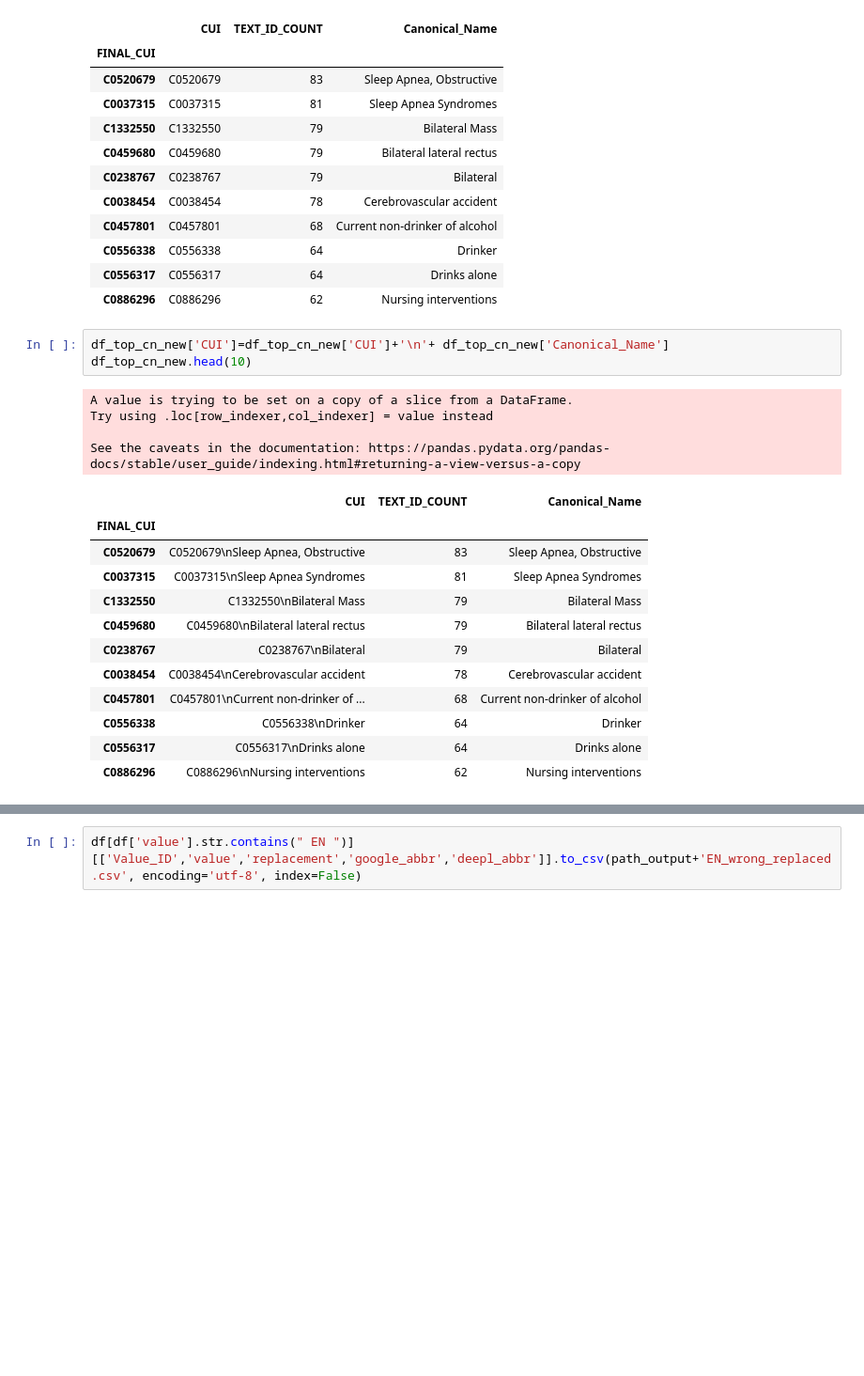
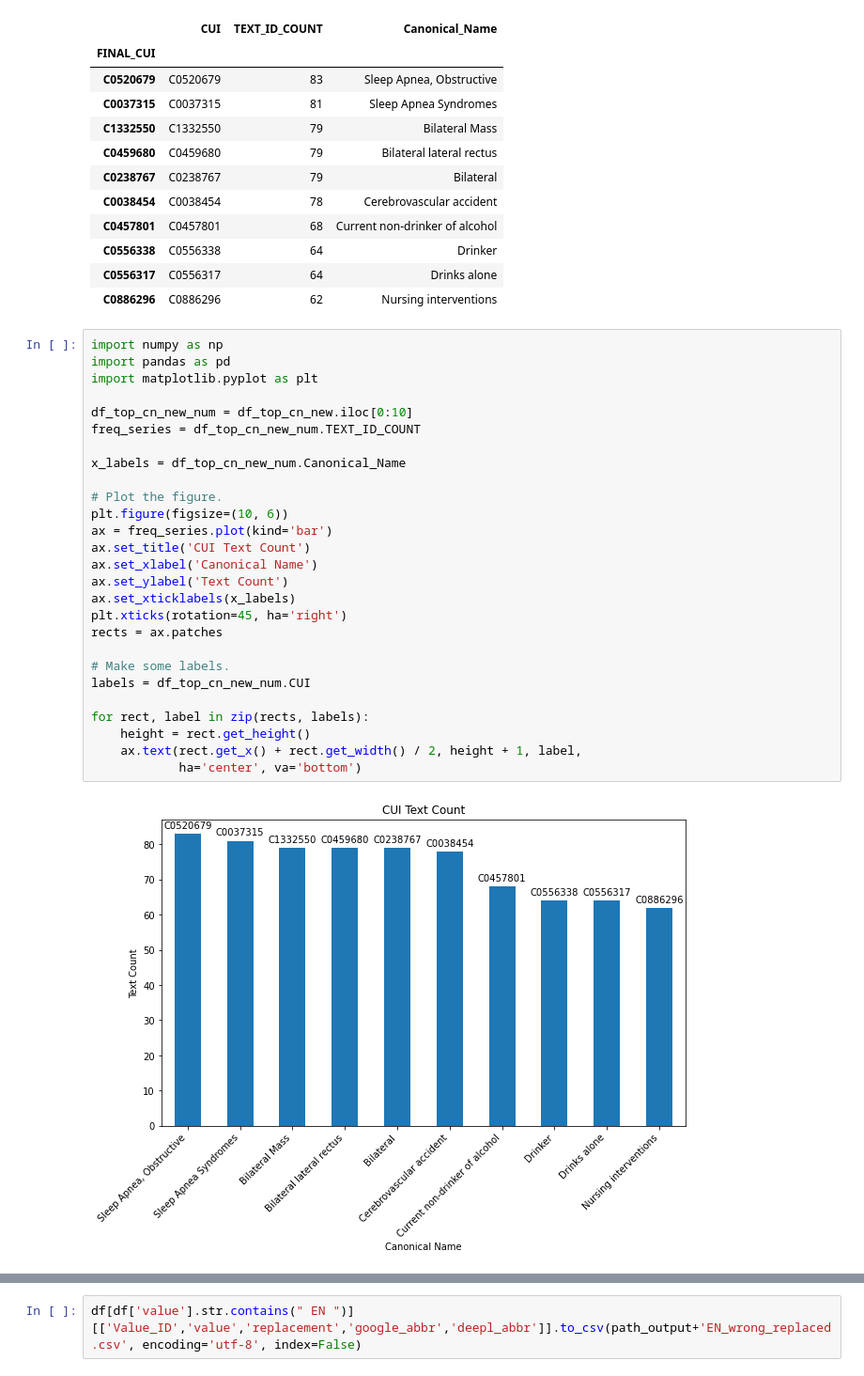
Before and after one commit to vyasakhilesh/biomed_entity_extraction, a Jupyter notebook: notebooks/data_analysis_comp.ipynb, the cells around one changed output, grey strips where cells are left out. Shown: that part at 94% size. Cells and saved outputs as stored; diff of their text form; blank space fills up the shorter version.

```diff
--- a/notebooks/data_analysis_comp.ipynb
+++ b/notebooks/data_analysis_comp.ipynb
@@ -113,26 +113,35 @@ df_top_cn_new.head(10)
 | C0556338 | C0556338 | 64 | Drinker |
 | C0556317 | C0556317 | 64 | Drinks alone |
 | C0886296 | C0886296 | 62 | Nursing interventions |
-# %%
-df_top_cn_new['CUI']=df_top_cn_new['CUI']+'\n'+ df_top_cn_new['Canonical_Name']
-df_top_cn_new.head(10)
-# %% [output]
-A value is trying to be set on a copy of a slice from a DataFrame.
-Try using .loc[row_indexer,col_indexer] = value instead
-
-See the caveats in the documentation: https://pandas.pydata.org/pandas-docs/stable/user_guide/indexing.html#returning-a-view-versus-a-copy
-|  | CUI | TEXT_ID_COUNT | Canonical_Name |
-| FINAL_CUI |  |  |  |
-| C0520679 | C0520679\nSleep Apnea, Obstructive | 83 | Sleep Apnea, Obstructive |
-| C0037315 | C0037315\nSleep Apnea Syndromes | 81 | Sleep Apnea Syndromes |
-| C1332550 | C1332550\nBilateral Mass | 79 | Bilateral Mass |
-| C0459680 | C0459680\nBilateral lateral rectus | 79 | Bilateral lateral rectus |
-| C0238767 | C0238767\nBilateral | 79 | Bilateral |
-| C0038454 | C0038454\nCerebrovascular accident | 78 | Cerebrovascular accident |
-| C0457801 | C0457801\nCurrent non-drinker of ... | 68 | Current non-drinker of alcohol |
-| C0556338 | C0556338\nDrinker | 64 | Drinker |
-| C0556317 | C0556317\nDrinks alone | 64 | Drinks alone |
-| C0886296 | C0886296\nNursing interventions | 62 | Nursing interventions |
+# %%
+import numpy as np
+import pandas as pd
+import matplotlib.pyplot as plt
+
+df_top_cn_new_num = df_top_cn_new.iloc[0:10]
+freq_series = df_top_cn_new_num.TEXT_ID_COUNT
+
+x_labels = df_top_cn_new_num.Canonical_Name
+
+# Plot the figure.
+plt.figure(figsize=(10, 6))
+ax = freq_series.plot(kind='bar')
+ax.set_title('CUI Text Count')
+ax.set_xlabel('Canonical Name')
+ax.set_ylabel('Text Count')
+ax.set_xticklabels(x_labels)
+plt.xticks(rotation=45, ha='right')
+rects = ax.patches
+
+# Make some labels.
+labels = df_top_cn_new_num.CUI
+
+for rect, label in zip(rects, labels):
+    height = rect.get_height()
+    ax.text(rect.get_x() + rect.get_width() / 2, height + 1, label,
+            ha='center', va='bottom')
+# %% [output]
+[figure, added]
 # %%
 import plotly.express as px
 fig = px.bar(df_top_cn_new.iloc[0:10], y='TEXT_ID_COUNT', x='CUI', text='TEXT_ID_COUNT', hover_data=['Canonical_Name'], width=1000, height=500, labels='Canonical_Name')
```
Also changed, not shown: parts of 1 cell of this notebook, 27 other files.
